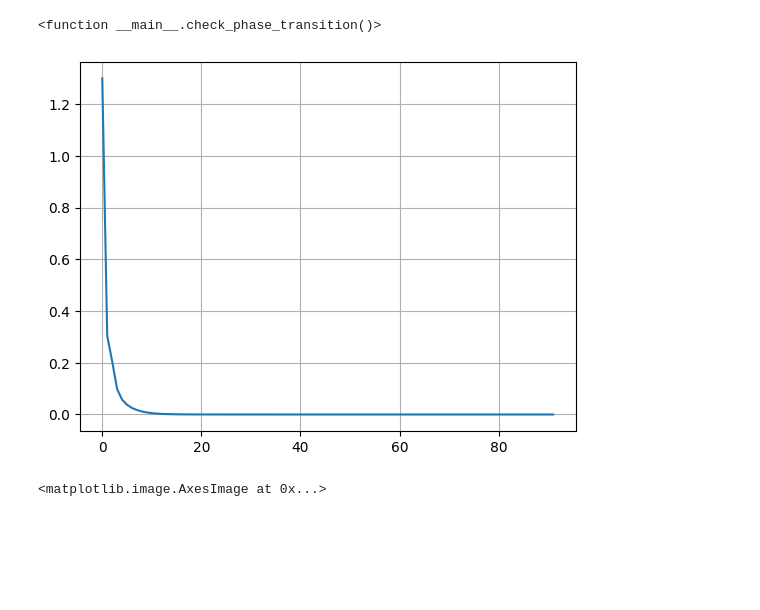
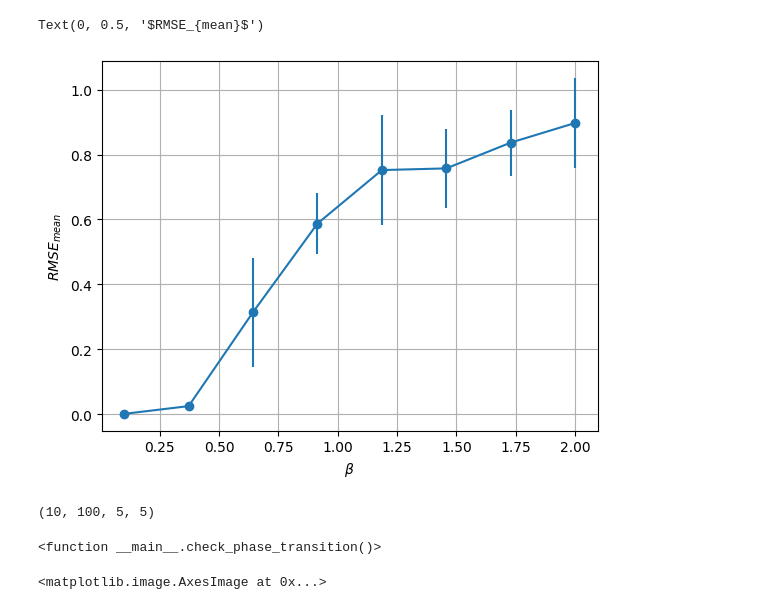
Before and after one commit to M-wag/pysing, a Jupyter notebook: main.ipynb, the cells around one changed output. Saved outputs shown, nothing was run; the diff lists cells and outputs as text; code cells hidden in the pictures; blank space fills up the shorter version.

Commit message:
implemented  couplings to inlude beta

```diff
--- a/main.ipynb
+++ b/main.ipynb
@@ -104,2 +110,15 @@ def main():
 
 main()
+# %%
+fig_RMSE, ax_RMSE = plt.subplots()
+
+ax_RMSE.errorbar(betas,
+             np.mean(RMSE_mean_mf, axis=0),
+             yerr=np.std(RMSE_mean_mf, axis=0),
+             fmt='o-')
+ax_RMSE.grid(True)
+ax_RMSE.set_xlabel(r'$\beta$')
+ax_RMSE.set_ylabel(r'$RMSE_{mean}$')
+# %% [output]
+Text(0, 0.5, '$RMSE_{mean}$')
+[figure, added]
@@ -106,2 +133,6 @@ main()
+# %%
+np.ones((100, 10, 5, 5)).transpose(1, 0, 2, 3).shape
+# %% [output]
+(10, 100, 5, 5)
 # %%
 def check_phase_transition():
@@ -127,25 +159,6 @@ def check_phase_transition():
 check_phase_transition
 # %% [output]
 <function __main__.check_phase_transition()>
-# %%
-def check_mf_convergence():
-    n_spins = 50
-    J_field = 0.1
-    J0 = 0
-    J = 0.5
-
-    field = np.random.randn(n_spins) * J_field
-    couplings = get_couplings(J0, J, n=n_spins)
-    _, dms = mf_approx(couplings, field)
-
-    plt.plot(dms)
-    plt
-    plt.grid()
-
-
-check_mf_convergence()
-# %% [output]
-[figure, removed]
 # %%
 plt.imshow(get_couplings(J0=0, J=1, n=10))
 # %% [output]
```
Also changed, not shown: parts of 4 cells of this notebook.
